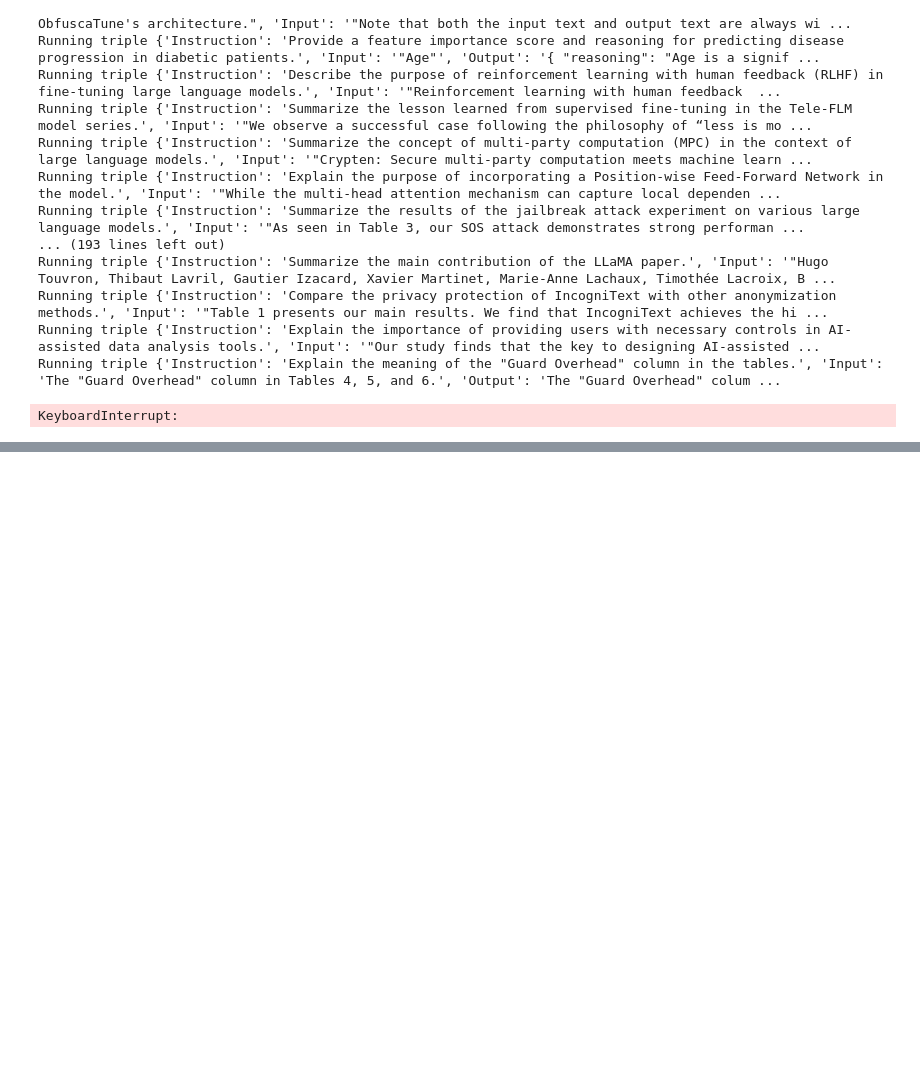
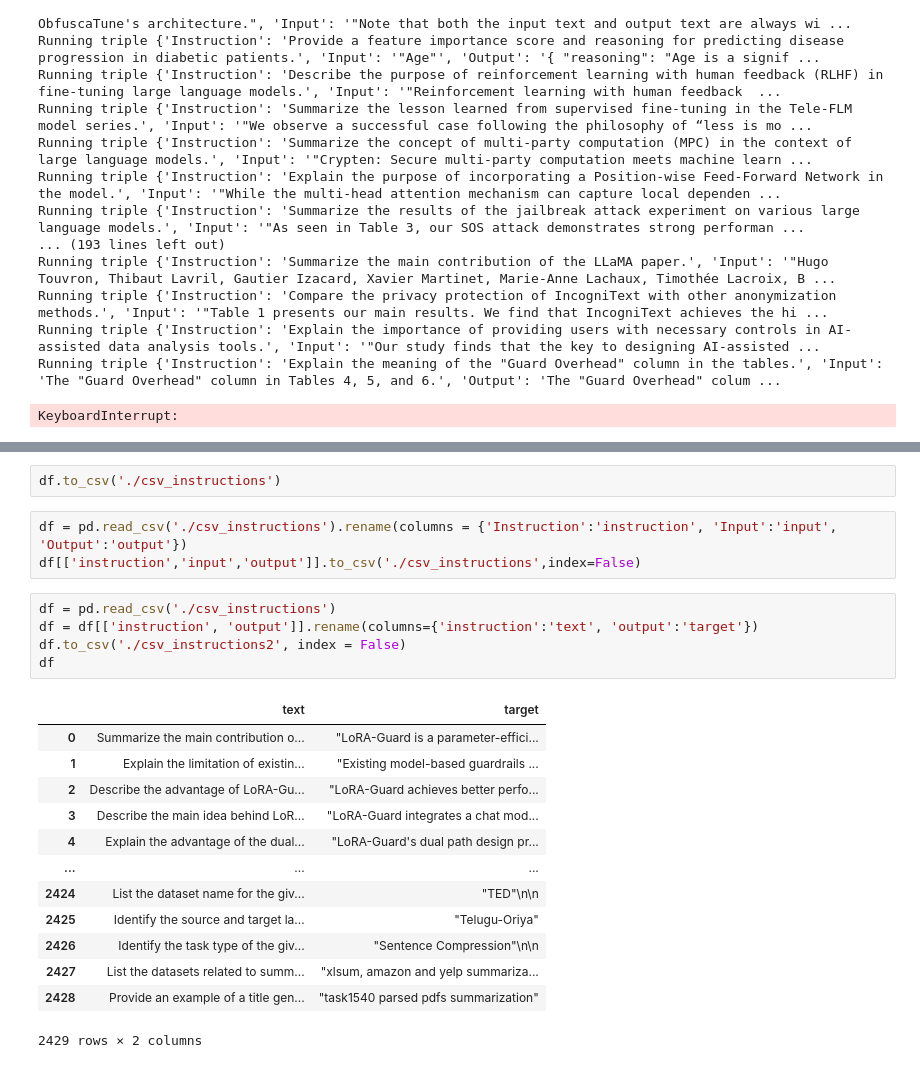
Before and after one commit to paulomuraroferreira/llama3_8b_finetuning, a Jupyter notebook: llm-finetuning copy_copy.ipynb, the cells around one changed output, grey strips where cells are left out. Drawn from its saved outputs; the diff is of its cells as text; blank space fills up the shorter version.

```diff
--- a/llm-finetuning copy_copy.ipynb
+++ b/llm-finetuning copy_copy.ipynb
@@ -586,0 +633,24 @@ KeyboardInterrupt:
+# %%
+df.to_csv('./csv_instructions')
+# %%
+df = pd.read_csv('./csv_instructions').rename(columns = {'Instruction':'instruction', 'Input':'input', 'Output':'output'})
+df[['instruction','input','output']].to_csv('./csv_instructions',index=False)
+# %%
+df = pd.read_csv('./csv_instructions')
+df = df[['instruction', 'output']].rename(columns={'instruction':'text', 'output':'target'})
+df.to_csv('./csv_instructions2', index = False)
+df
+# %% [output]
+|  | text | target |
+| 0 | Summarize the main contribution o... | "LoRA-Guard is a parameter-effici... |
+| 1 | Explain the limitation of existin... | "Existing model-based guardrails ... |
+| 2 | Describe the advantage of LoRA-Gu... | "LoRA-Guard achieves better perfo... |
+| 3 | Describe the main idea behind LoR... | "LoRA-Guard integrates a chat mod... |
+| 4 | Explain the advantage of the dual... | "LoRA-Guard's dual path design pr... |
+| ... | ... | ... |
+| 2424 | List the dataset name for the giv... | "TED"\n\n |
+| 2425 | Identify the source and target la... | "Telugu-Oriya" |
+| 2426 | Identify the task type of the giv... | "Sentence Compression"\n\n |
+| 2427 | List the datasets related to summ... | "xlsum, amazon and yelp summariza... |
+| 2428 | Provide an example of a title gen... | "task1540 parsed pdfs summarization" |
+2429 rows × 2 columns
```
Also changed, not shown: parts of 8 cells of this notebook, 6 other files.
